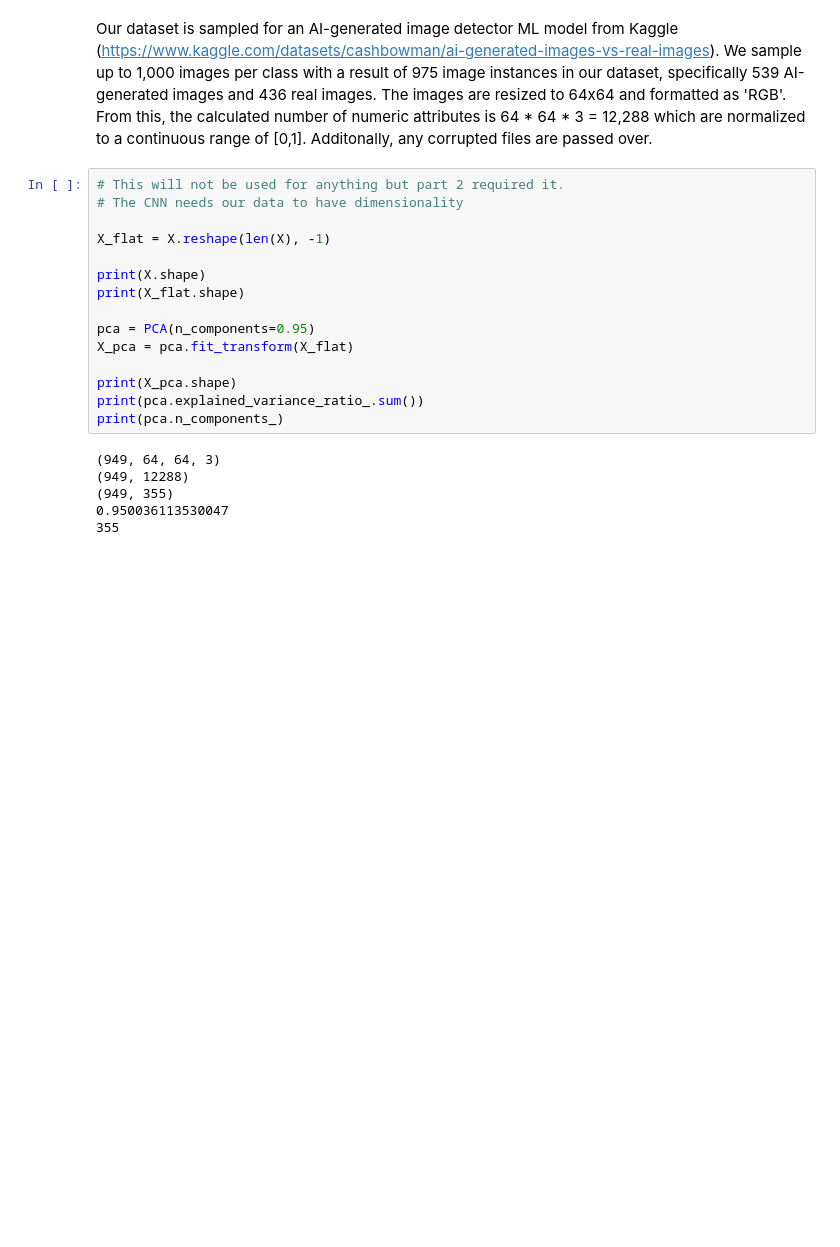
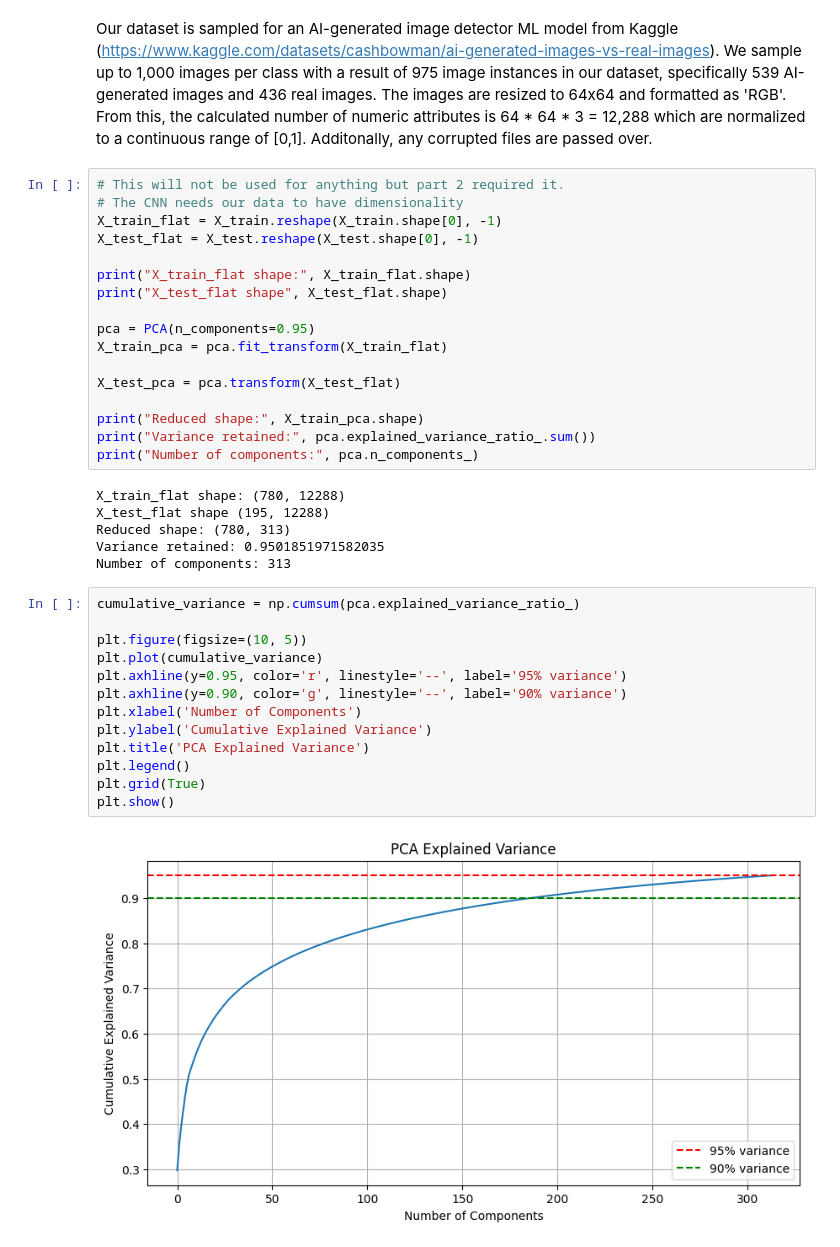
Before and after one commit to Medder001/ML-Final, a Jupyter notebook: ML_Final_Kay&Megan.ipynb, the cells around one changed output. Drawn from its saved outputs; the diff is of its cells as text; blank space fills up the shorter version.

```diff
--- a/ML_Final_Kay&Megan.ipynb
+++ b/ML_Final_Kay&Megan.ipynb
@@ -73,24 +76,41 @@ We sample up to 1,000 images per class with a result of 975 image instances in o
 # %%
 # This will not be used for anything but part 2 required it.
 # The CNN needs our data to have dimensionality
+X_train_flat = X_train.reshape(X_train.shape[0], -1)
+X_test_flat = X_test.reshape(X_test.shape[0], -1)
 
-X_flat = X.reshape(len(X), -1)
-
-print(X.shape)
-print(X_flat.shape)
+print("X_train_flat shape:", X_train_flat.shape)
+print("X_test_flat shape", X_test_flat.shape)
 
 pca = PCA(n_components=0.95)
-X_pca = pca.fit_transform(X_flat)
+X_train_pca = pca.fit_transform(X_train_flat)
 
-print(X_pca.shape)
-print(pca.explained_variance_ratio_.sum())
-print(pca.n_components_)
+X_test_pca = pca.transform(X_test_flat)
+
+print("Reduced shape:", X_train_pca.shape)
+print("Variance retained:", pca.explained_variance_ratio_.sum())
+print("Number of components:", pca.n_components_)
 # %% [output]
-(949, 64, 64, 3)
-(949, 12288)
-(949, 355)
-0.950036113530047
-355
+X_train_flat shape: (780, 12288)
+X_test_flat shape (195, 12288)
+Reduced shape: (780, 313)
+Variance retained: 0.9501851971582035
+Number of components: 313
+# %%
+cumulative_variance = np.cumsum(pca.explained_variance_ratio_)
+
+plt.figure(figsize=(10, 5))
+plt.plot(cumulative_variance)
+plt.axhline(y=0.95, color='r', linestyle='--', label='95% variance')
+plt.axhline(y=0.90, color='g', linestyle='--', label='90% variance')
+plt.xlabel('Number of Components')
+plt.ylabel('Cumulative Explained Variance')
+plt.title('PCA Explained Variance')
+plt.legend()
+plt.grid(True)
+plt.show()
+# %% [output]
+[figure, added]
 # %%
 # You will have to run this before you train every time or it will train the
 # already trained model.
```
Also changed, not shown: parts of 10 cells of this notebook.
